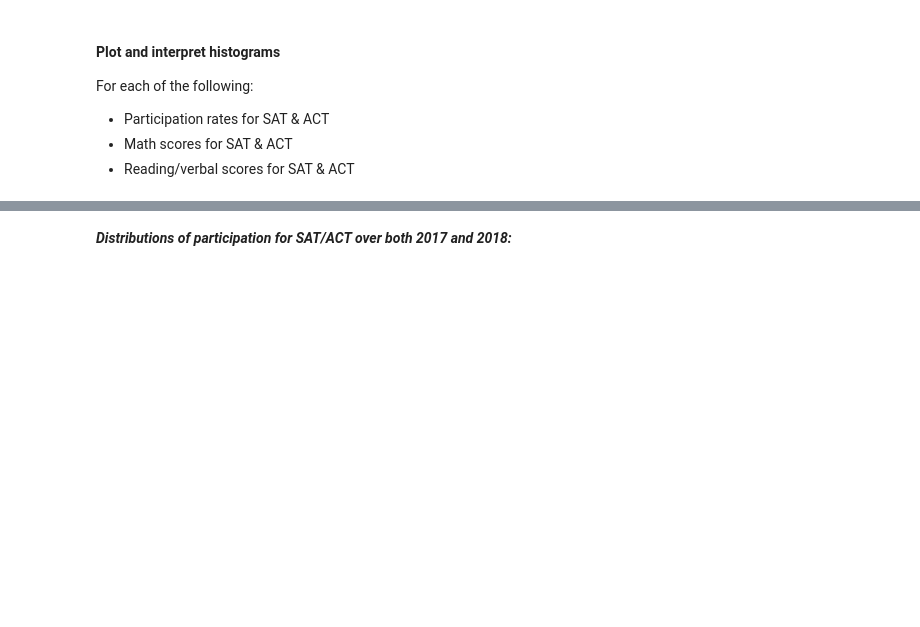
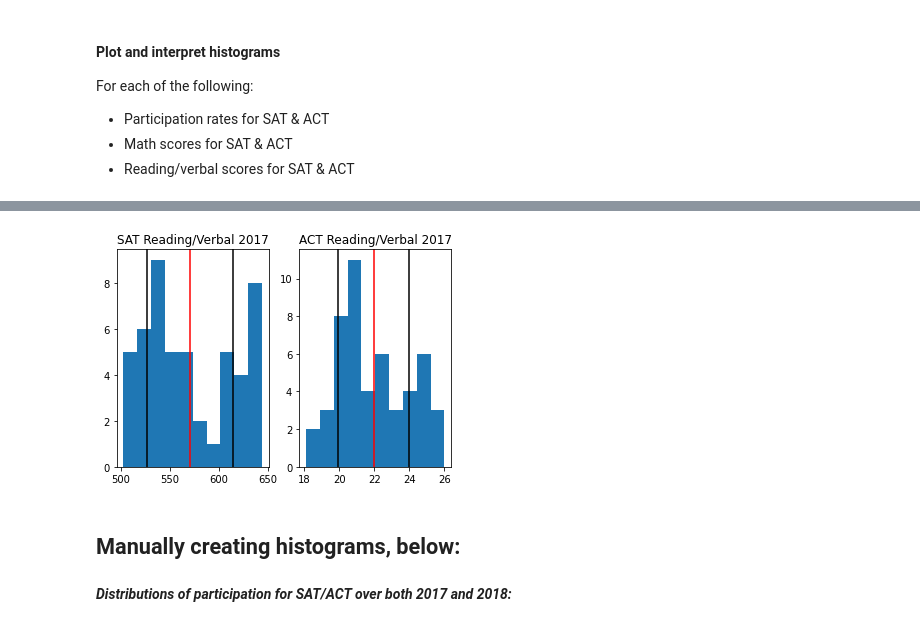
Before and after one commit to patruq/act-sat-performance, a Jupyter notebook: code/starter-code.ipynb, the cells around one changed output, grey strips where cells are left out. Cells and saved outputs as stored; diff of their text form; code cells hidden in the pictures; blank space fills up the shorter version.

```diff
--- a/code/starter-code.ipynb
+++ b/code/starter-code.ipynb
@@ -849,3 +930,11 @@ subplot_histograms(combined_2017_df, ["sat_2017_participation", "act_2017_partic
+# %%
+subplot_histograms(final, ["sat_2017_reading_writing", "act_2017_reading"],
+                          ["SAT Reading/Verbal 2017", "ACT Reading/Verbal 2017"],
+                          ["2017", "2017"])
+# %% [output]
+[figure, added]
+# %% [markdown]
+## Manually creating histograms, below:
 # %% [markdown]
 ***Distributions of participation for SAT/ACT over both 2017 and 2018:***
 # %%
```
Also changed, not shown: parts of 39 cells of this notebook.
